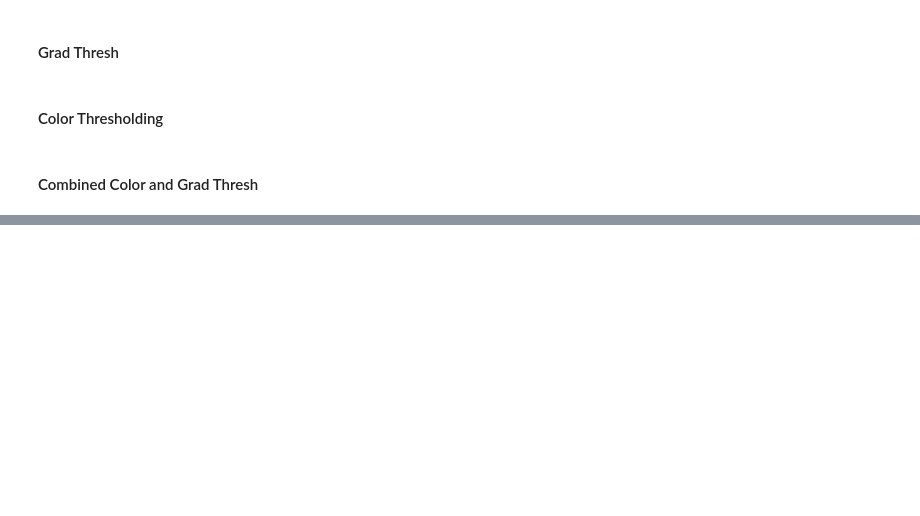
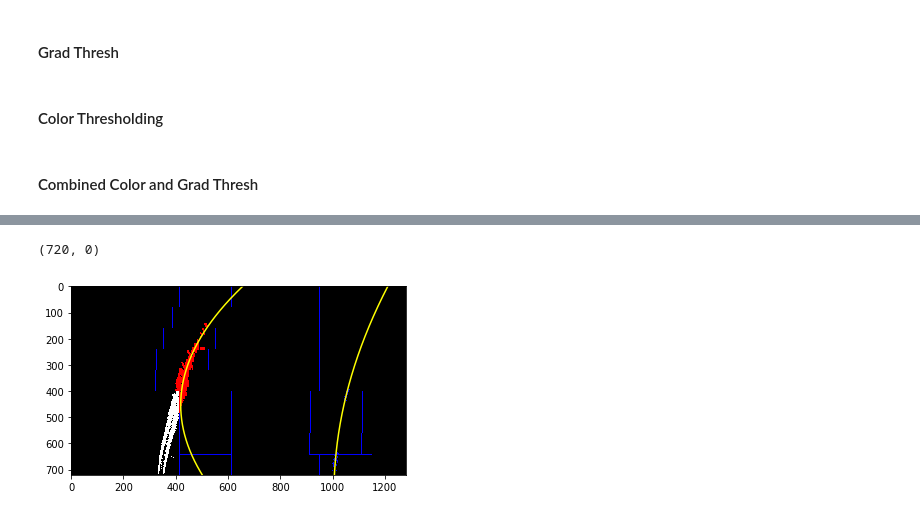
Before and after one commit to JPWILSON/Advanced_Lane_Finding, a Jupyter notebook: FindLinesAdvanced.ipynb, the cells around one changed output, grey strips where cells are left out. Saved outputs shown, nothing was run; the diff lists cells and outputs as text; code cells hidden in the pictures; blank space fills up the shorter version.

```diff
--- a/FindLinesAdvanced.ipynb
+++ b/FindLinesAdvanced.ipynb
@@ -147,0 +174,72 @@ plotting(lines_detected, top_down, 'Processed pic: ', 'Transformed processed', '
+# %%
+out_img = np.dstack((warped, warped, warped))*255
+
+non_zeros = warped.nonzero()
+non_zeros_y = non_zeros[0]
+non_zeros_x = non_zeros[1]
+
+num_windows = 9
+window_height = np.int(warped.shape[0]/num_windows)
+#window_half_width = 50
+margin = 100
+min_pixels = 70
+
+left_coordinates = []
+right_coordinates = []
+
+for window in range(num_windows):
+    y_max = num_rows - window*window_height
+    y_min = num_rows - (window+1)* window_height
+
+    left_x_min = leftx_base - margin
+    left_x_max = leftx_base + margin
+
+    cv2.rectangle(out_img, (left_x_min, y_min), (left_x_max, y_max), [0,0,255],2)
+
+    good_left_window_coordinates = ((non_zeros_x >= left_x_min) & (non_zeros_x <= left_x_max) & (non_zeros_y >= y_min) & (non_zeros_y <= y_max)).nonzero()[0]
+    left_coordinates.append(good_left_window_coordinates)
+
+    if len(good_left_window_coordinates) > min_pixels:
+        leftx_base = np.int(np.mean(non_zeros_x[good_left_window_coordinates]))
+
+    right_x_min = rightx_base - margin
+    right_x_max = rightx_base + margin
+
+    cv2.rectangle(out_img, (right_x_min, y_min), (right_x_max, y_max), [0,0,255],2)
+
+    good_right_window_coordinates = ((non_zeros_x >= right_x_min) & (non_zeros_x <= right_x_max) & (non_zeros_y >= y_min) & (non_zeros_y <= y_max)).nonzero()[0]
+    right_coordinates.append(good_right_window_coordinates)
+
+    if len(good_right_window_coordinates) > min_pixels:
+        rightx_base = np.int(np.mean(non_zeros_x[good_right_window_coordinates]))
+
+left_coordinates = np.concatenate(left_coordinates)
+right_coordinates = np.concatenate(right_coordinates)
+
+out_img[non_zeros_y[left_coordinates], non_zeros_x[left_coordinates]] = [255,0,0]
+out_img[non_zeros_y[right_coordinates], non_zeros_x[right_coordinates]] = [0,0,255]
+
+left_x = non_zeros_x[left_coordinates]
+left_y = non_zeros_y[left_coordinates]
+
+polyfit_left = np.polyfit(left_y, left_x, 2)
+
+right_x = non_zeros_x[right_coordinates]
+right_y = non_zeros_y[right_coordinates]
+
+polyfit_right = np.polyfit(right_y, right_x, 2)
+
+y_points = np.linspace(0, num_rows-1, num_rows)
+
+left_x_predictions = polyfit_left[0]*y_points**2 + polyfit_left[1]*y_points + polyfit_left[2]
+
+right_x_predictions = polyfit_right[0]*y_points**2 + polyfit_right[1]*y_points + polyfit_right[2]
+
+plt.imshow(out_img)
+plt.plot(left_x_predictions, y_points, color='yellow')
+plt.plot(right_x_predictions, y_points, color='yellow')
+plt.xlim(0, warped.shape[1])
+plt.ylim(warped.shape[0],0)
+# %% [output]
+(720, 0)
+[figure, added]
```
Also changed, not shown: parts of 5 cells of this notebook, 1 other file.
